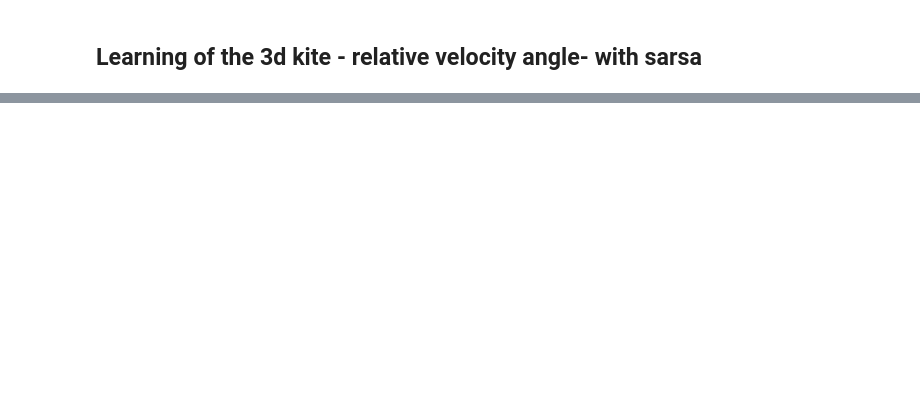
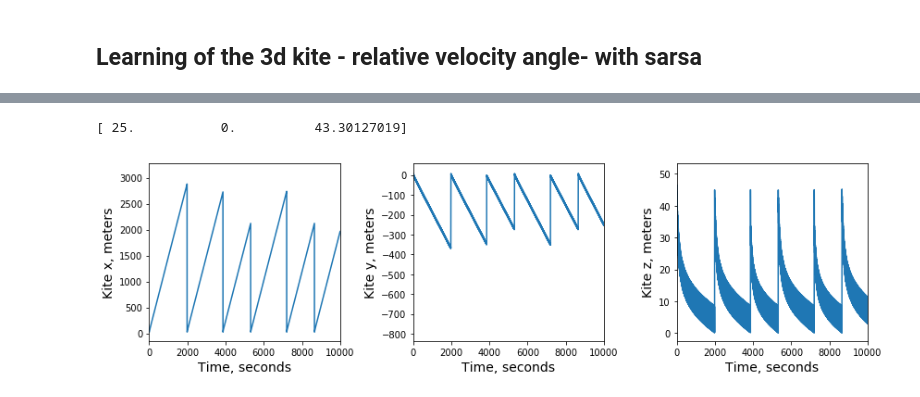
Before and after one commit to lorenzobasile/KiteRL, a Jupyter notebook: analyze_training.ipynb, the cells around one changed output, grey strips where cells are left out. Saved outputs shown, nothing was run; the diff lists cells and outputs as text; code cells hidden in the pictures; blank space fills up the shorter version.

```diff
--- a/analyze_training.ipynb
+++ b/analyze_training.ipynb
@@ -52,0 +55,30 @@ plt.show()
+# %%
+coordinates = np.load(data_dir+"eval_traj.npy")
+controls = np.load(data_dir+"contr_traj.npy")
+print(coordinates[0])
+
+fig, (ax1, ax2, ax3) = plt.subplots(1,3, figsize=(12,3.5))
+
+lim = [0,10000]
+
+ax1.set_xlim(lim)
+ax1.set_xlabel('Time, seconds', fontsize=14)
+ax1.set_ylabel('Kite x, meters', fontsize=14)
+ax1.plot(coordinates[:,0])
+
+ax2.set_xlim(lim)
+ax2.set_xlabel('Time, seconds', fontsize=14)
+ax2.set_ylabel('Kite y, meters', fontsize=14)
+ax2.plot(coordinates[:,1])
+
+ax3.set_xlim(lim)
+ax3.set_xlabel('Time, seconds', fontsize=14)
+ax3.set_ylabel('Kite z, meters', fontsize=14)
+ax3.plot(coordinates[:,2])
+
+plt.tight_layout()
+plt.savefig(data_dir+"eval_traj.png", dpi=200)
+plt.show()
+# %% [output]
+[ 25.           0.          43.30127019]
+[figure, added]
```
Also changed, not shown: parts of 5 cells of this notebook, 2 other files.
